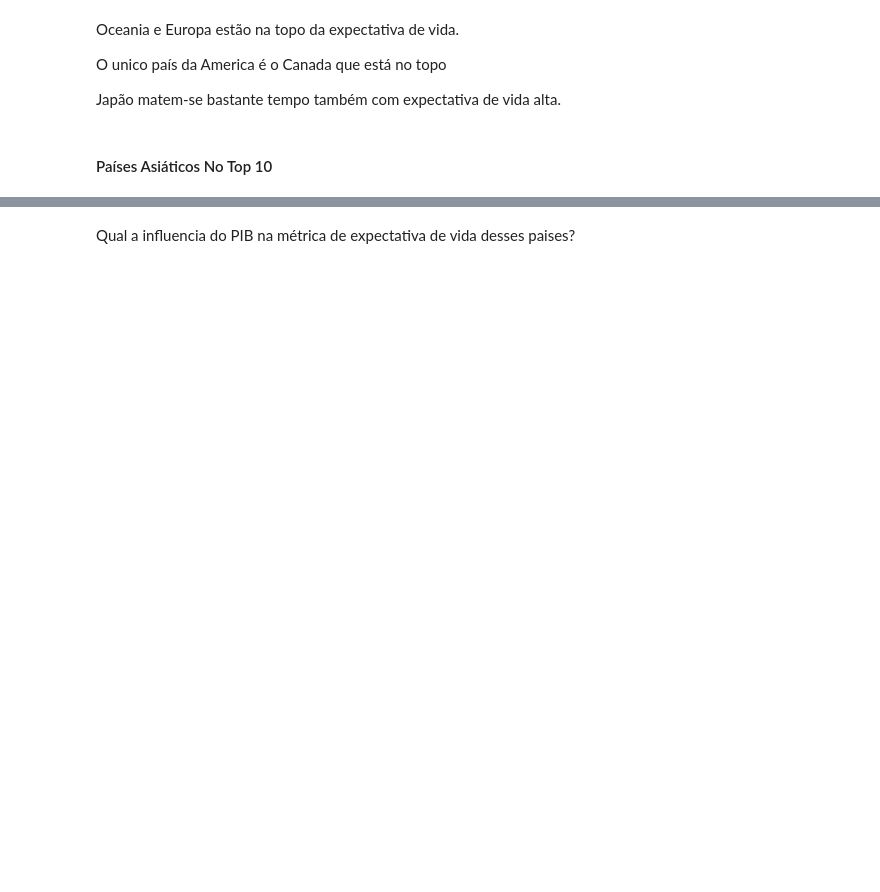
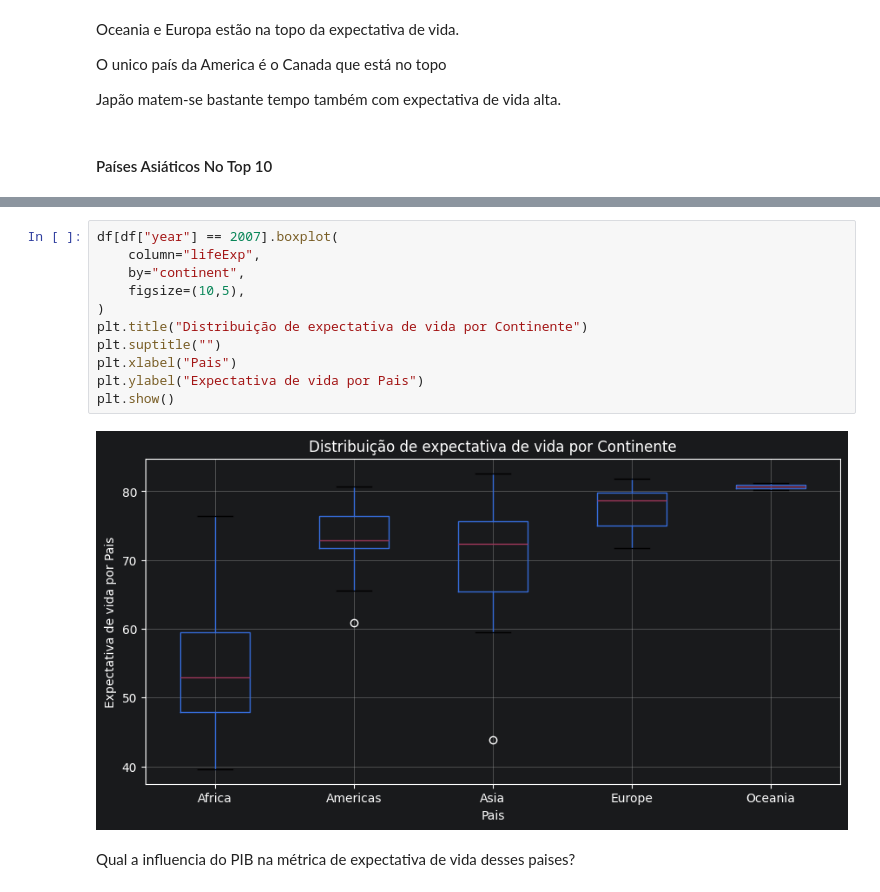
Before and after one commit to RodrigoEmygdio/TRABALHO_PYTHON_CIENCIAS_DADOS, a Jupyter notebook: notebook/Aanlise_Desenvolivmento_Humano.ipynb, the cells around one changed output, grey strips where cells are left out. Drawn from its saved outputs; the diff is of its cells as text; blank space fills up the shorter version.

```diff
--- a/notebook/Aanlise_Desenvolivmento_Humano.ipynb
+++ b/notebook/Aanlise_Desenvolivmento_Humano.ipynb
@@ -630,6 +678,19 @@ min      43.828000
 75%      75.635000
 max      82.603000
 Name: lifeExp, dtype: float64
+# %%
+df[df["year"] == 2007].boxplot(
+    column="lifeExp",
+    by="continent",
+    figsize=(10,5),
+)
+plt.title("Distribuição de expectativa de vida por Continente")
+plt.suptitle("")
+plt.xlabel("Pais")
+plt.ylabel("Expectativa de vida por Pais")
+plt.show()
+# %% [output]
+[figure, added]
 # %% [markdown]
 Qual a influencia do PIB na métrica de expectativa de vida desses paises?
 # %%
```
Also changed, not shown: parts of 22 cells of this notebook.
